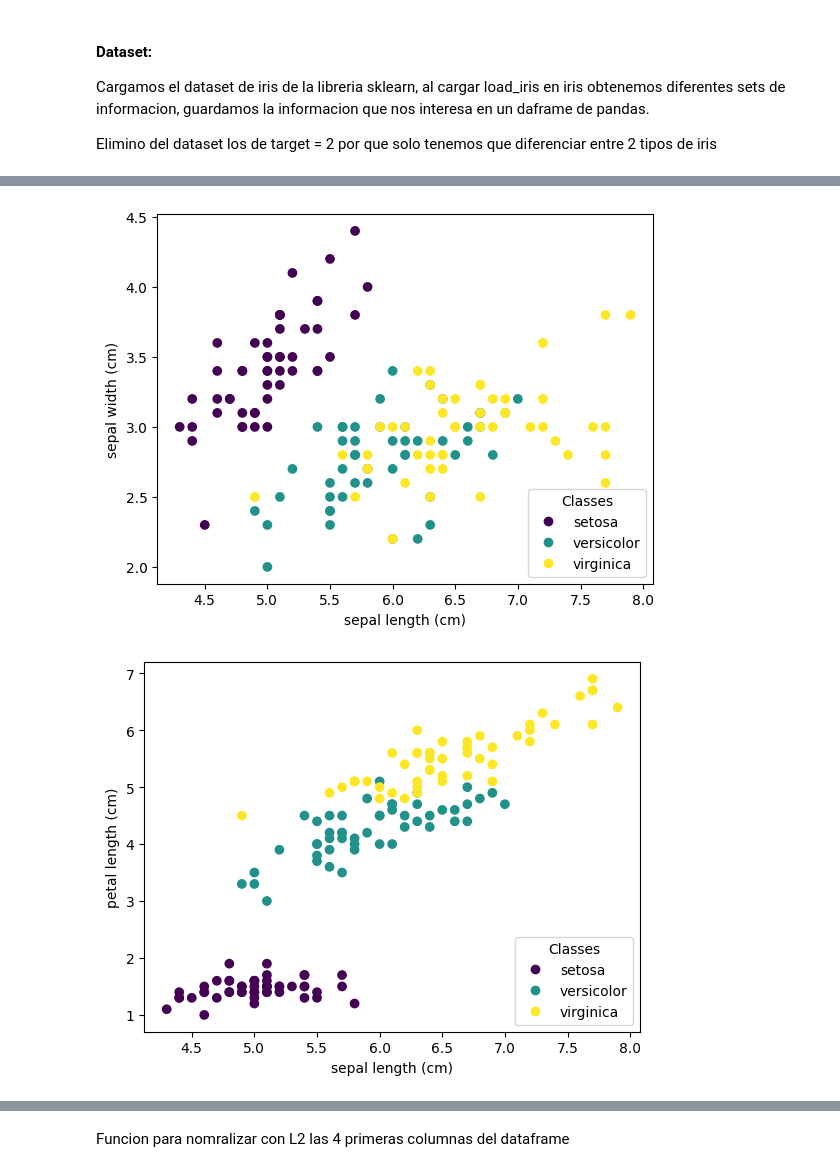
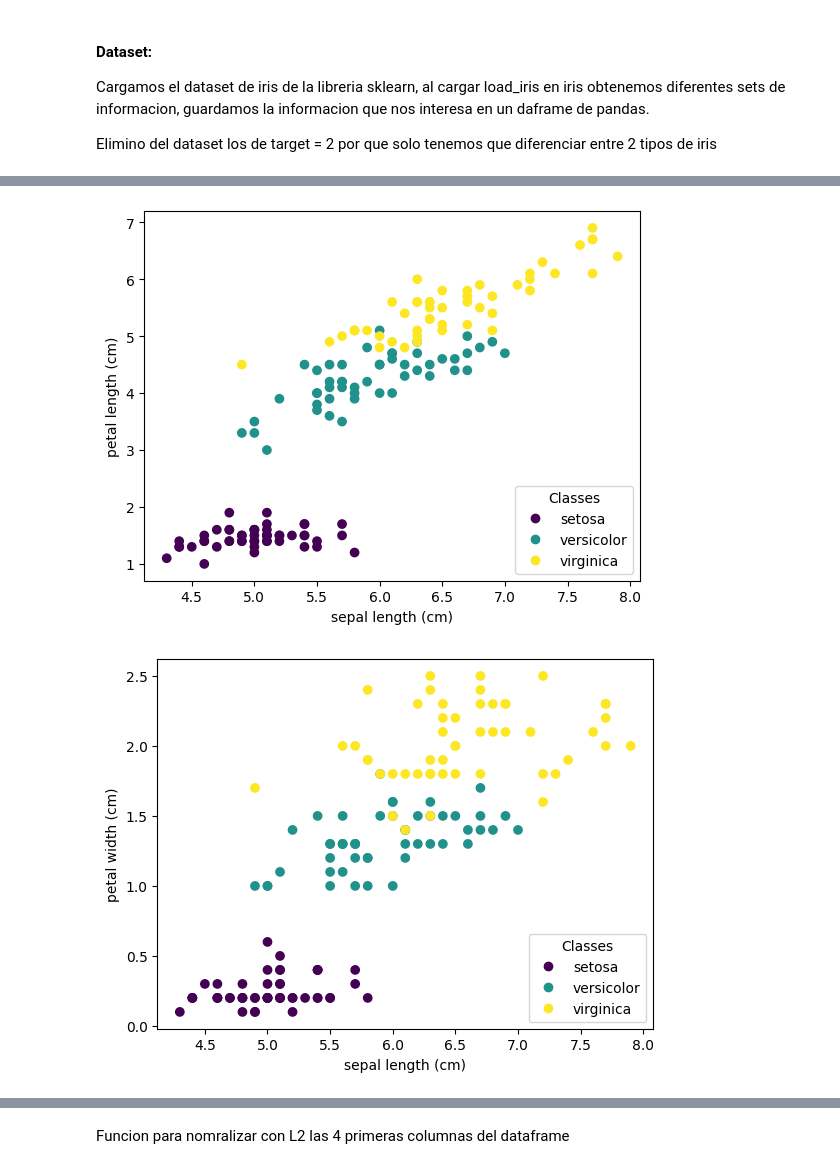
Before and after one commit to Cachaza/IA_LAB02_MLP, a Jupyter notebook: L2P1-Perceptron.ipynb, the cells around one changed output, grey strips where cells are left out. Drawn from its saved outputs; the diff is of its cells as text; code cells hidden in the pictures.

```diff
--- a/L2P1-Perceptron.ipynb
+++ b/L2P1-Perceptron.ipynb
@@ -16,8 +16,10 @@ Cargamos el dataset de iris de la libreria sklearn, al cargar load_iris en iris
 Elimino del dataset los de target = 2 por que solo tenemos que diferenciar entre 2 tipos de iris
 # %%
 iris = datasets.load_iris()
-for i in range (0, 3):
-    for j in range (0, 3):
+for i in range (0, 4):
+    for j in range (0, 4):
+        if i == j:
+            continue
         _, ax = plt.subplots()
         scatter = ax.scatter(iris.data[:, i], iris.data[:, j], c=iris.target)
         ax.set(xlabel=iris.feature_names[i], ylabel=iris.feature_names[j])
@@ -29,3 +31,3 @@ for i in range (0, 3):
-[figure, old version]
+[figure, new version]
-[figure, old version]
+[figure, new version]
 [figure]
```
Also changed, not shown: parts of 5 cells of this notebook.
